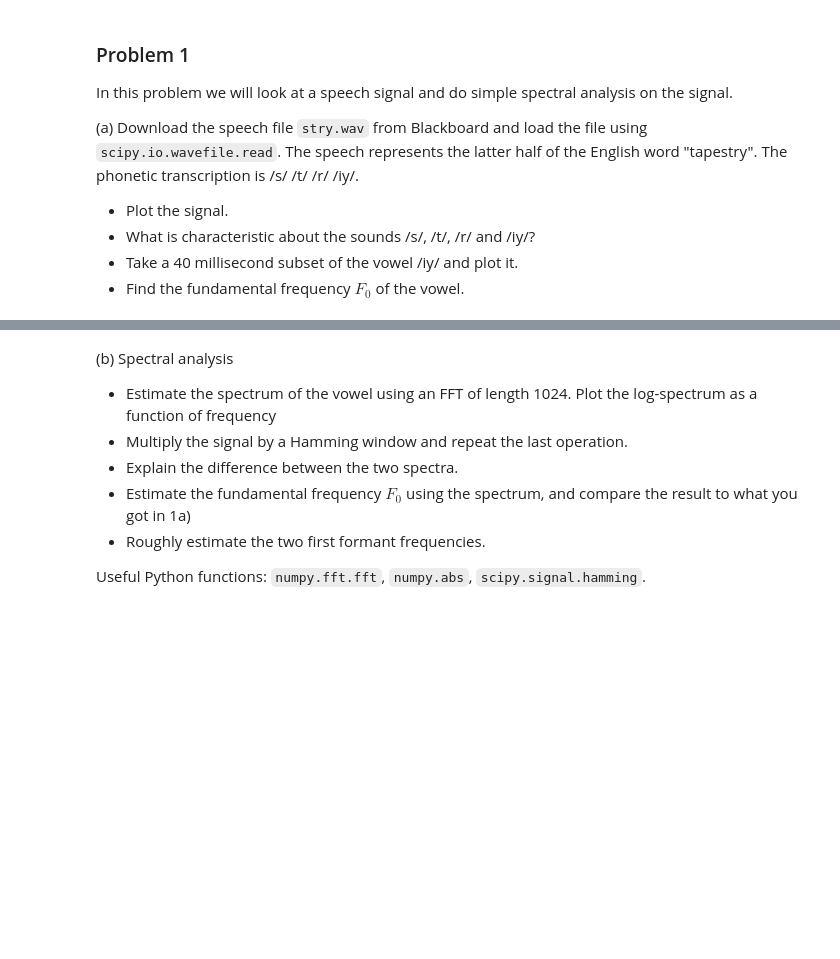
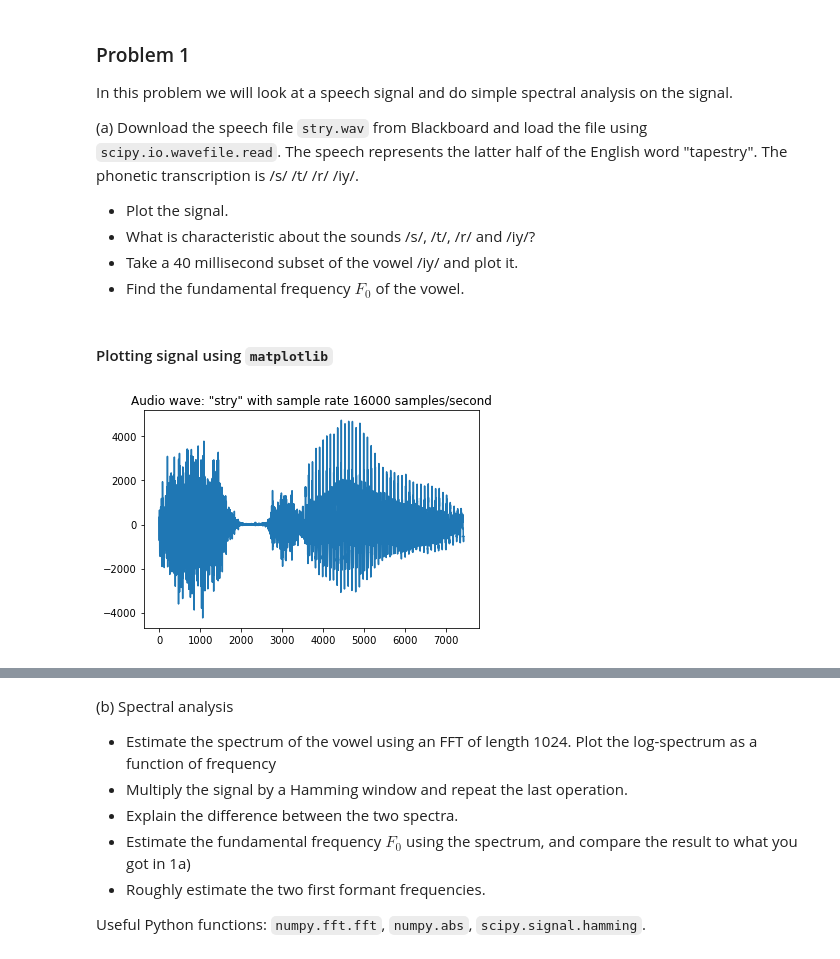
Before and after one commit to jakvah/TTT4185-MachineLearning, a Jupyter notebook: assignment_1.ipynb, the cells around one changed output, grey strips where cells are left out. Cells and saved outputs as stored; diff of their text form; code cells hidden in the pictures; blank space fills up the shorter version.

```diff
--- a/assignment_1.ipynb
+++ b/assignment_1.ipynb
@@ -16,8 +16,16 @@ In this problem we will look at a speech signal and do simple spectral analysis
 - What is characteristic about the sounds /s/, /t/, /r/ and /iy/?
 - Take a 40 millisecond subset of the vowel /iy/ and plot it.
 - Find the fundamental frequency $F_0$ of the vowel.
+# %% [markdown]
+#### Plotting signal using ``matplotlib``
 # %%
 import scipy.io.wavfile
-from matplotlib.pyplot import plot
+import matplotlib.pyplot as plt
 
-Fs, data = scipy.io.wavfile.read('stry.wav')
+Fs, data = scipy.io.wavfile.read('Audiofiles/stry.wav')
+title_string = 'Audio wave: "stry" with sample rate '+ str(Fs) + " samples/second"
+plt.title(title_string)
+plt.plot(data)
+plt.show()
+# %% [output]
+[figure, added]
```
Also changed, not shown: parts of 3 cells of this notebook.
